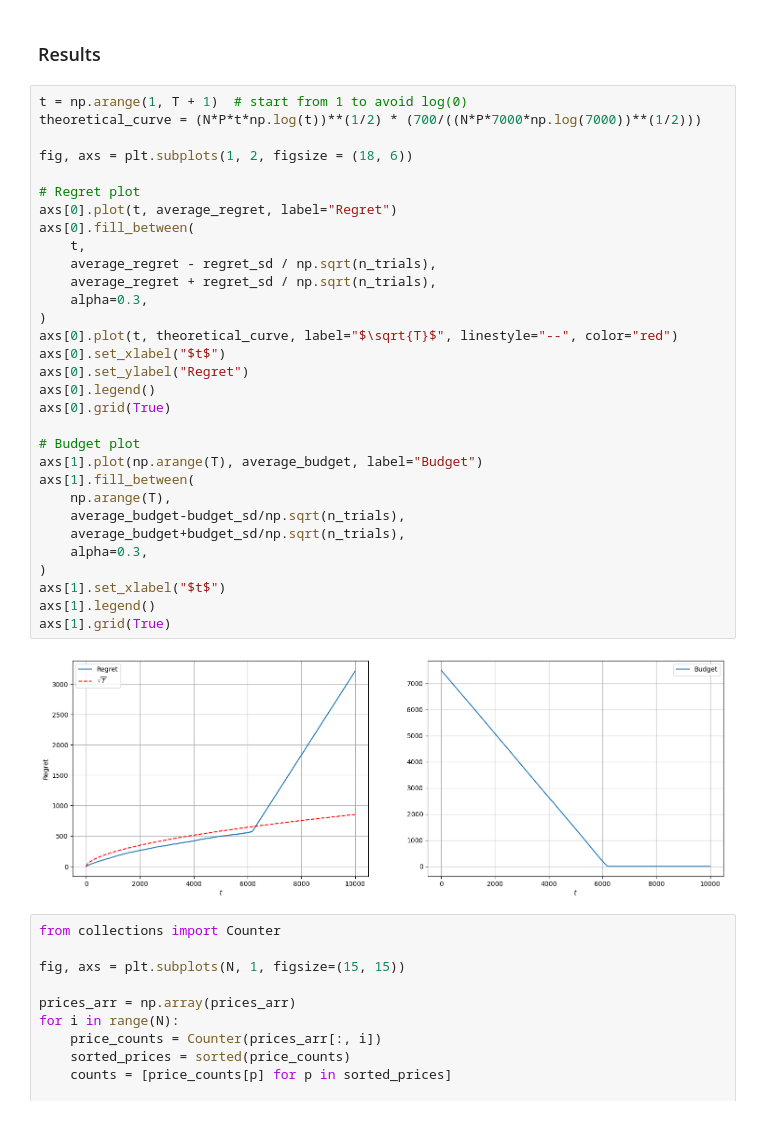
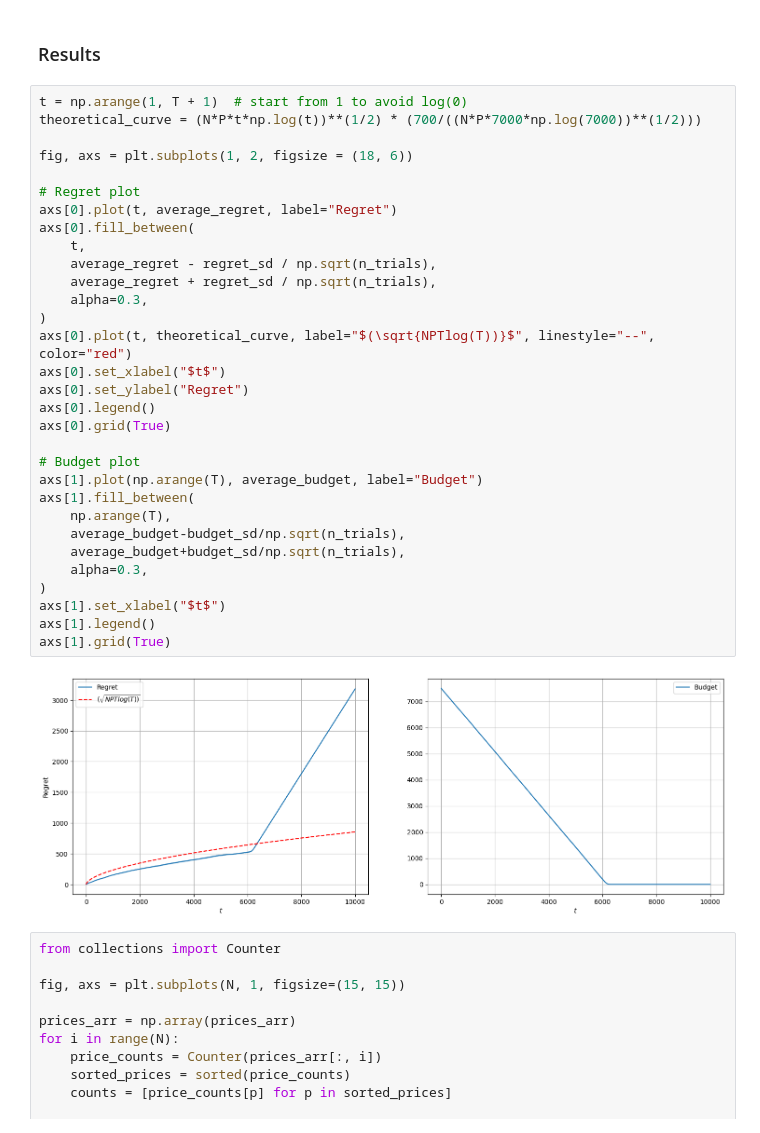
Before and after one commit to FabioFloris02/OLA2025_Floris_Sonzini_Parenti_Singh_Gottschling, a Jupyter notebook: requirement_2.ipynb, the cells around one changed output. Cells and saved outputs as stored; diff of their text form.

```diff
--- a/requirement_2.ipynb
+++ b/requirement_2.ipynb
@@ -288,35 +288,35 @@ budget_sd = budget_per_trial.std(axis=0)
 t = np.arange(1, T + 1)  # start from 1 to avoid log(0)
 theoretical_curve = (N*P*t*np.log(t))**(1/2) * (700/((N*P*7000*np.log(7000))**(1/2)))
 
 fig, axs = plt.subplots(1, 2, figsize = (18, 6))
 
 # Regret plot
 axs[0].plot(t, average_regret, label="Regret")
 axs[0].fill_between(
     t,
     average_regret - regret_sd / np.sqrt(n_trials),
     average_regret + regret_sd / np.sqrt(n_trials),
     alpha=0.3,
 )
-axs[0].plot(t, theoretical_curve, label="$\sqrt{T}$", linestyle="--", color="red")
+axs[0].plot(t, theoretical_curve, label="$(\sqrt{NPTlog(T))}$", linestyle="--", color="red")
 axs[0].set_xlabel("$t$")
 axs[0].set_ylabel("Regret")
 axs[0].legend()
 axs[0].grid(True)
 
 # Budget plot
 axs[1].plot(np.arange(T), average_budget, label="Budget")
 axs[1].fill_between(
     np.arange(T),
     average_budget-budget_sd/np.sqrt(n_trials),
     average_budget+budget_sd/np.sqrt(n_trials),
     alpha=0.3,
 )
 axs[1].set_xlabel("$t$")
 axs[1].legend()
 axs[1].grid(True)
 # %% [output]
-[figure, old version]
+[figure, new version]
 # %%
 from collections import Counter
 
```
Also changed, not shown: 3 other files.
